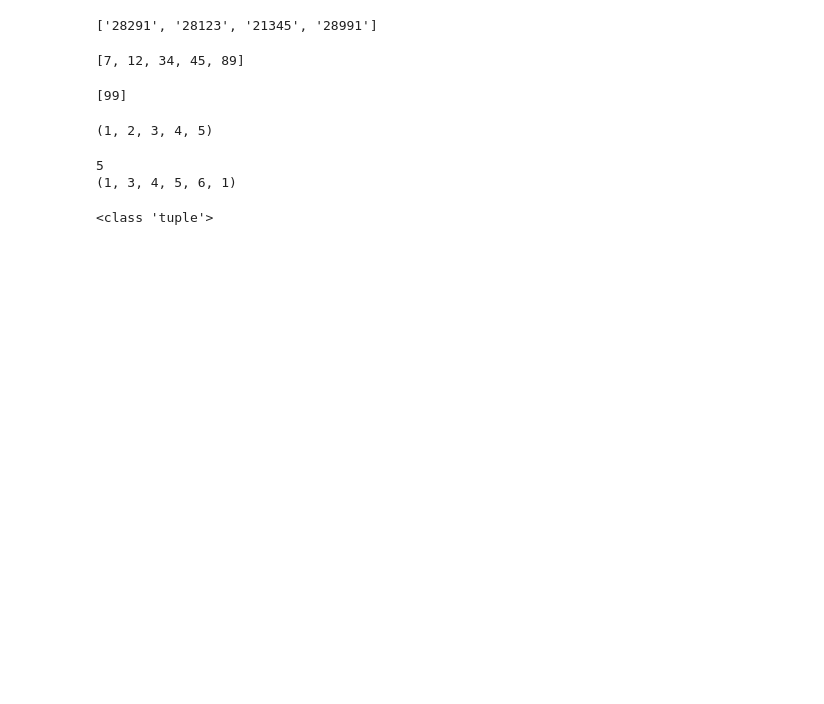
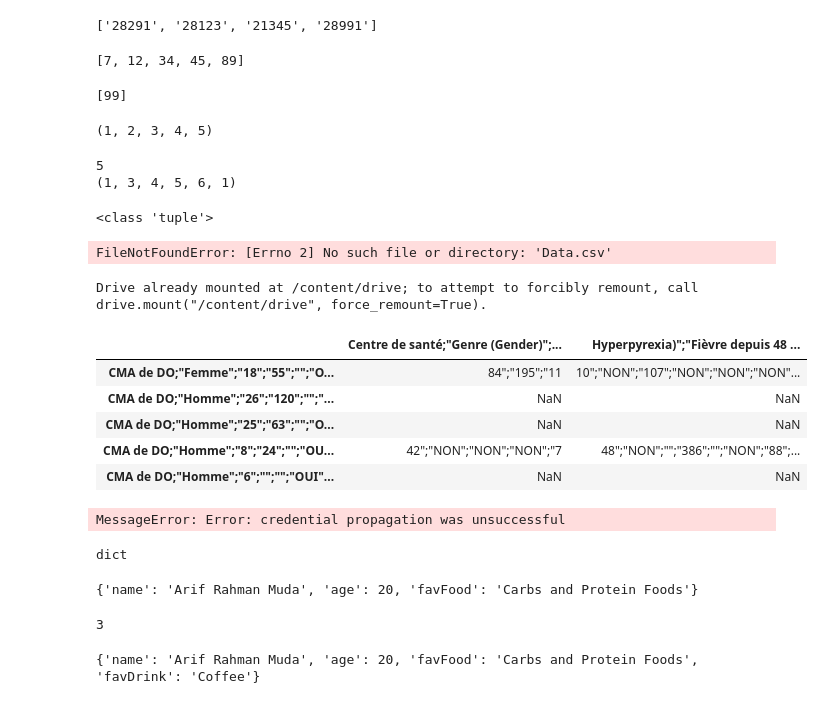
Before and after one commit to ariffrahmnn/python-dataScience, a Jupyter notebook: road-to-ds.ipynb, the cells around one changed output. Drawn from its saved outputs; the diff is of its cells as text; code cells hidden in the pictures; blank space fills up the shorter version.

```diff
--- a/road-to-ds.ipynb
+++ b/road-to-ds.ipynb
@@ -193,3 +193,11 @@ tuple = ('hello', 1,3)
 print(type(tuple))
 # %% [output]
 <class 'tuple'>
+# %%
+import pandas as pd
+
+df = pd.read_csv("Data.csv")
+
+df.head()
+# %% [output]
+FileNotFoundError: [Errno 2] No such file or directory: 'Data.csv'
@@ -195,0 +207,45 @@ print(type(tuple))
+# %%
+import pandas as pd
+from google.colab import drive
+drive.mount('/content/drive')
+# Pandas bakal otomatis ngelewati baris yang eror/rusak
+df = pd.read_csv("data.csv", on_bad_lines='skip')
+df.head()
+# %% [output]
+Drive already mounted at /content/drive; to attempt to forcibly remount, call drive.mount("/content/drive", force_remount=True).
+|  | Centre de santé;"Genre (Gender)";... | Hyperpyrexia)";"Fièvre depuis 48 ... |
+| CMA de DO;"Femme";"18";"55";"";"O... | 84";"195";"11 | 10";"NON";"107";"NON";"NON";"NON"... |
+| CMA de DO;"Homme";"26";"120";"";"... | NaN | NaN |
+| CMA de DO;"Homme";"25";"63";"";"O... | NaN | NaN |
+| CMA de DO;"Homme";"8";"24";"";"OU... | 42";"NON";"NON";"NON";"7 | 48";"NON";"";"386";"";"NON";"88";... |
+| CMA de DO;"Homme";"6";"";"";"OUI"... | NaN | NaN |
+# %%
+from google.colab import sheets
+sheet = sheets.InteractiveSheet(df=df)
+# %% [output]
+MessageError: Error: credential propagation was unsuccessful
+# %%
+whoami = {"name":"Arif Rahman Muda", "age": 20, "favFood": "Carbs and Protein Foods"}
+
+type(whoami)
+# %% [output]
+dict
+# %%
+whoami = {"name":"Arif Rahman Muda", "age": 20, "favFood": "Carbs and Protein Foods"}
+
+print(whoami)
+# %% [output]
+{'name': 'Arif Rahman Muda', 'age': 20, 'favFood': 'Carbs and Protein Foods'}
+# %%
+whoami = {"name":"Arif Rahman Muda", "age": 20, "favFood": "Carbs and Protein Foods"}
+
+len(whoami)
+# %% [output]
+3
+# %%
+whoami = {"name":"Arif Rahman Muda", "age": 20, "favFood": "Carbs and Protein Foods"}
+
+whoami["favDrink"]= "Coffee"
+print(whoami)
+# %% [output]
+{'name': 'Arif Rahman Muda', 'age': 20, 'favFood': 'Carbs and Protein Foods', 'favDrink': 'Coffee'}
```
Also changed, not shown: parts of 3 cells of this notebook.
